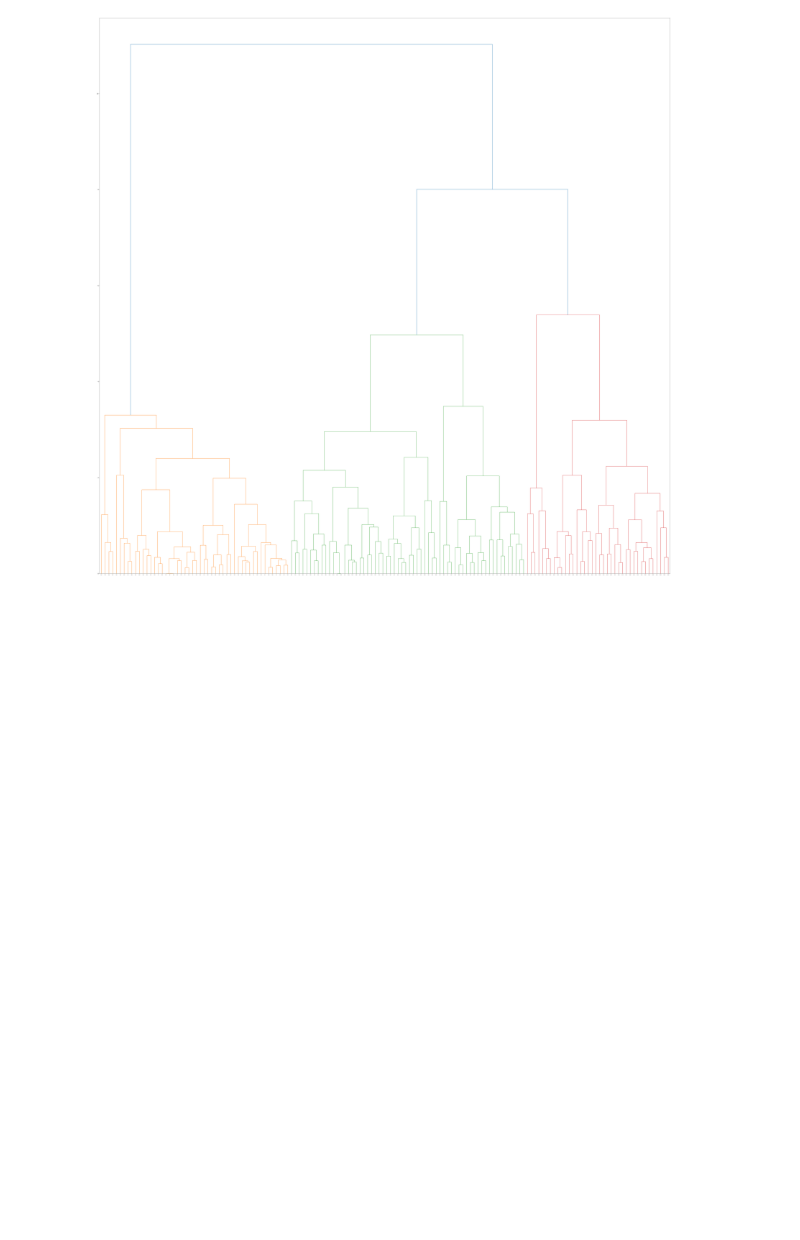
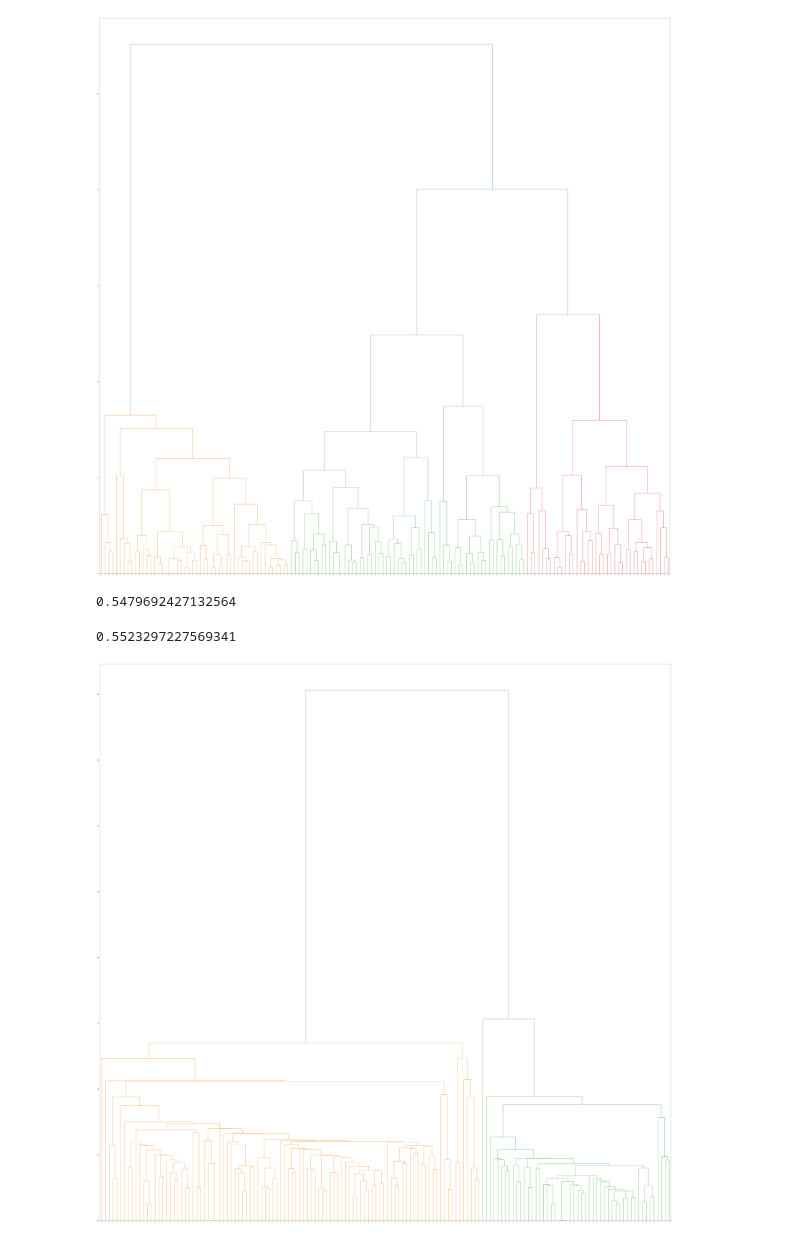
Before and after one commit to IktaS/Computational-Intelligence, a Jupyter notebook: Iris/Hierarchal_Iris.ipynb, the cells around one changed output. Saved outputs shown, nothing was run; the diff lists cells and outputs as text; code cells hidden in the pictures; blank space fills up the shorter version.

```diff
--- a/Iris/Hierarchal_Iris.ipynb
+++ b/Iris/Hierarchal_Iris.ipynb
@@ -83,3 +84,17 @@ fig = pylab.figure(figsize=(80,80))
 dendro = hierarchy.dendrogram(Z, leaf_label_func=(lambda id: '[%s]' %id), leaf_rotation=0,orientation = 'top')
 # %% [output]
 [figure]
+# %%
+metrics.silhouette_score(x,clusters)
+# %% [output]
+0.5479692427132564
+# %%
+Z = hierarchy.linkage(D, 'single')
+max_clust = 3
+clusters = fcluster(Z, max_clust, criterion='maxclust')
+fig = pylab.figure(figsize=(80,80))
+dendro = hierarchy.dendrogram(Z, leaf_label_func=(lambda id: '[%s]' %id), leaf_rotation=0,orientation = 'top')
+metrics.silhouette_score(x,clusters)
+# %% [output]
+0.5523297227569341
+[figure, added]
```
Also changed, not shown: parts of 3 cells of this notebook, 1 other file.
